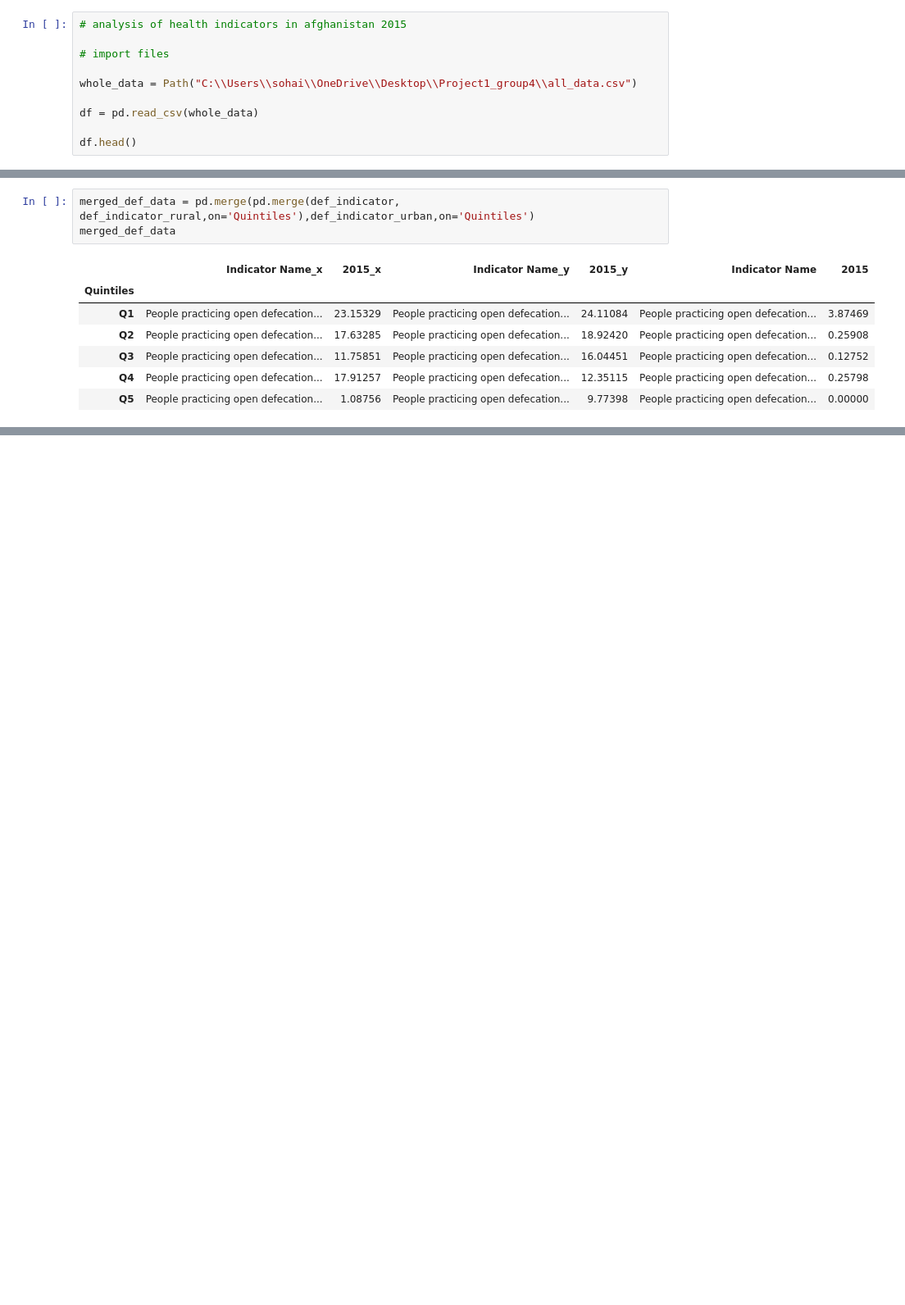
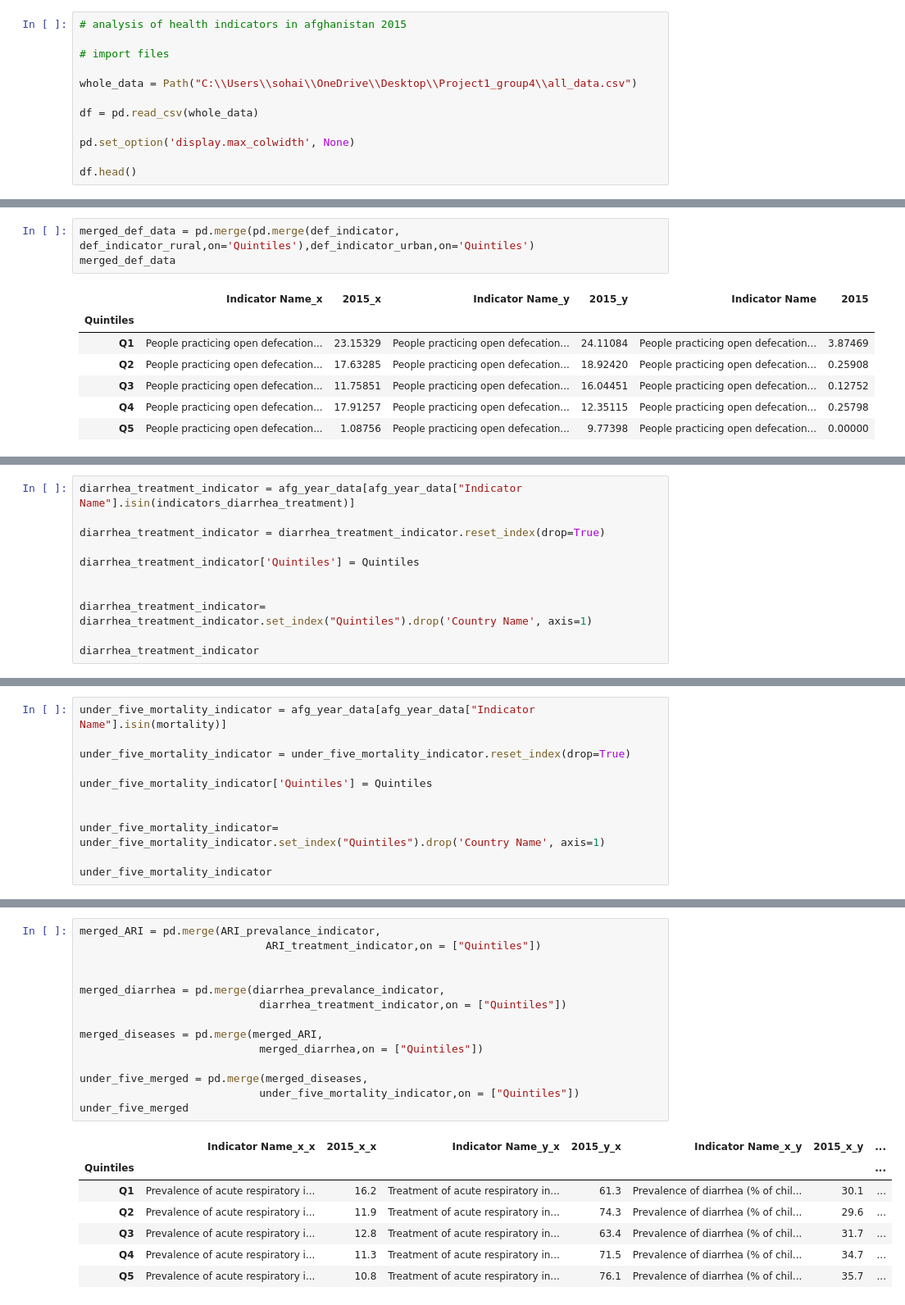
Before and after one commit to S-haila/Project1_group4, a Jupyter notebook: Afg data analysis.ipynb, the cells around one changed output, grey strips where cells are left out. Shown at 82% size. Cells and saved outputs as stored; diff of their text form; blank space fills up the shorter version.

```diff
--- a/Afg data analysis.ipynb
+++ b/Afg data analysis.ipynb
@@ -16,6 +16,8 @@ whole_data = Path("C:\\Users\\sohai\\OneDrive\\Desktop\\Project1_group4\\all_dat
 
 df = pd.read_csv(whole_data)
 
+pd.set_option('display.max_colwidth', None)
+
 df.head()
 # %% [output]
 |  | Country Name | Country Code | Indicator Name | Indicator Code | 1990 | 1991 | 1992 | 1993 | ... |
@@ -450,0 +558,11 @@ plt.close()
+# %%
+diarrhea_treatment_indicator = afg_year_data[afg_year_data["Indicator Name"].isin(indicators_diarrhea_treatment)]
+
+diarrhea_treatment_indicator = diarrhea_treatment_indicator.reset_index(drop=True)
+
+diarrhea_treatment_indicator['Quintiles'] = Quintiles
+
+
+diarrhea_treatment_indicator= diarrhea_treatment_indicator.set_index("Quintiles").drop('Country Name', axis=1)
+
+diarrhea_treatment_indicator
@@ -450,0 +577,11 @@ plt.close()
+# %%
+under_five_mortality_indicator = afg_year_data[afg_year_data["Indicator Name"].isin(mortality)]
+
+under_five_mortality_indicator = under_five_mortality_indicator.reset_index(drop=True)
+
+under_five_mortality_indicator['Quintiles'] = Quintiles
+
+
+under_five_mortality_indicator= under_five_mortality_indicator.set_index("Quintiles").drop('Country Name', axis=1)
+
+under_five_mortality_indicator
@@ -450,0 +596,22 @@ plt.close()
+# %%
+merged_ARI = pd.merge(ARI_prevalance_indicator,
+                             ARI_treatment_indicator,on = ["Quintiles"])
+
+
+merged_diarrhea = pd.merge(diarrhea_prevalance_indicator,
+                            diarrhea_treatment_indicator,on = ["Quintiles"])
+
+merged_diseases = pd.merge(merged_ARI,
+                            merged_diarrhea,on = ["Quintiles"])
+
+under_five_merged = pd.merge(merged_diseases,
+                            under_five_mortality_indicator,on = ["Quintiles"])
+under_five_merged
+# %% [output]
+|  | Indicator Name_x_x | 2015_x_x | Indicator Name_y_x | 2015_y_x | Indicator Name_x_y | 2015_x_y | ... |
+| Quintiles |  |  |  |  |  |  | ... |
+| Q1 | Prevalence of acute respiratory i... | 16.2 | Treatment of acute respiratory in... | 61.3 | Prevalence of diarrhea (% of chil... | 30.1 | ... |
+| Q2 | Prevalence of acute respiratory i... | 11.9 | Treatment of acute respiratory in... | 74.3 | Prevalence of diarrhea (% of chil... | 29.6 | ... |
+| Q3 | Prevalence of acute respiratory i... | 12.8 | Treatment of acute respiratory in... | 63.4 | Prevalence of diarrhea (% of chil... | 31.7 | ... |
+| Q4 | Prevalence of acute respiratory i... | 11.3 | Treatment of acute respiratory in... | 71.5 | Prevalence of diarrhea (% of chil... | 34.7 | ... |
+| Q5 | Prevalence of acute respiratory i... | 10.8 | Treatment of acute respiratory in... | 76.1 | Prevalence of diarrhea (% of chil... | 35.7 | ... |
```
Also changed, not shown: parts of 49 cells of this notebook, 14 other files.
